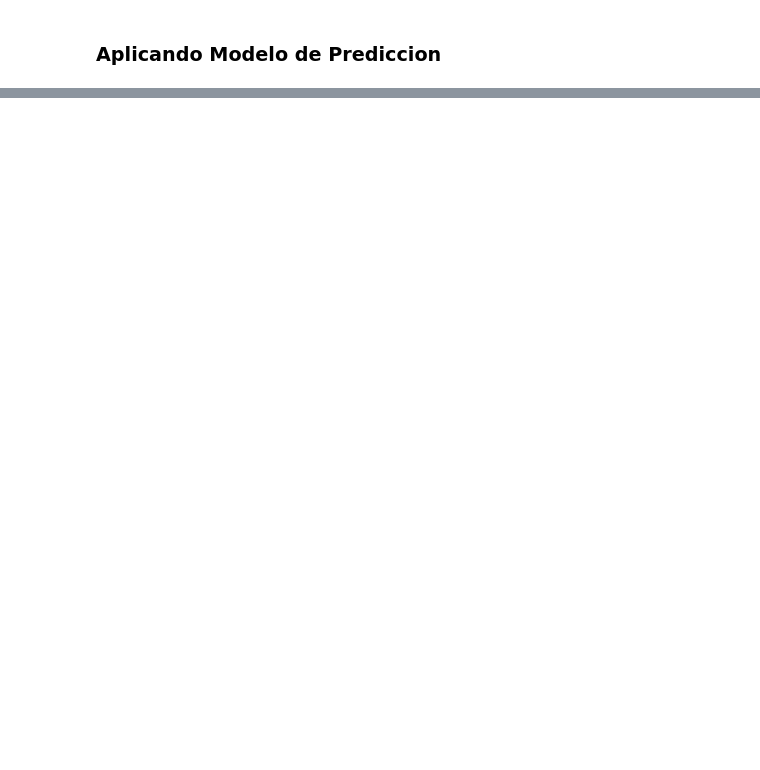
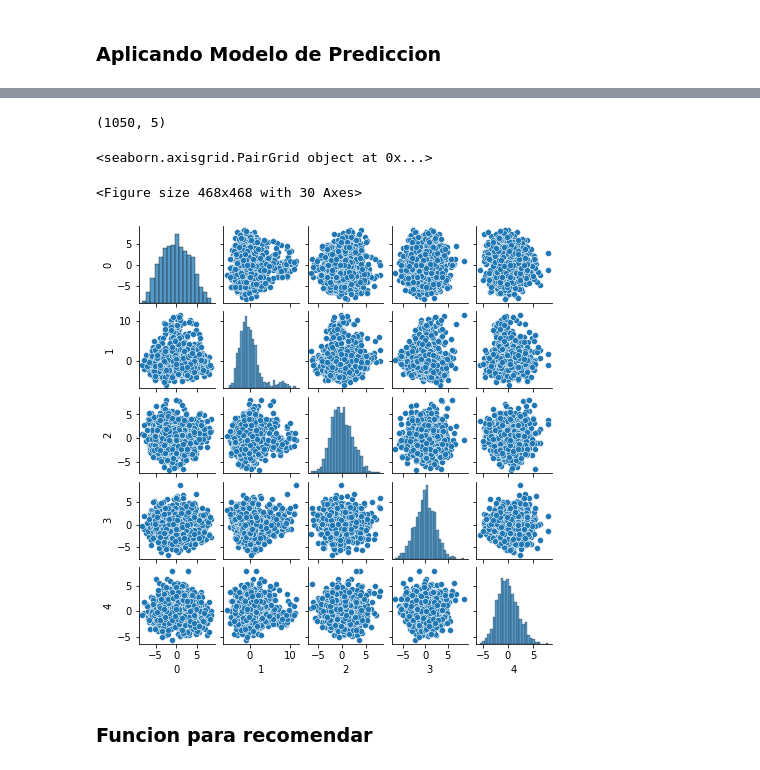
Before and after one commit to Eva02Daruma/presentacion-de-IA, a Jupyter notebook: main.ipynb, the cells around one changed output, grey strips where cells are left out. Saved outputs shown, nothing was run; the diff lists cells and outputs as text; code cells hidden in the pictures; blank space fills up the shorter version.

```diff
--- a/main.ipynb
+++ b/main.ipynb
@@ -617,0 +636,5 @@ model = tree.DecisionTreeClassifier()
+# %%
+#este codigo arregla el problema de encontrar un float en las descripciones
+mask = titulos['description'].str.len() >=1
+titulos= titulos.loc[mask]
+titulos['description'] = titulos['description'].astype('str')
@@ -617,0 +657,6 @@ model = tree.DecisionTreeClassifier()
+# %%
+X = np.array(titulos.description)
+# %%
+text_data = X
+model = SentenceTransformer('distilbert-base-nli-mean-tokens')
+embeddings = model.encode(text_data, show_progress_bar=True)
@@ -617,0 +665,6 @@ model = tree.DecisionTreeClassifier()
+# %%
+X = np.array(embeddings)
+pca = PCA(n_components=5)
+pca.fit(X)
+pca_data = pd.DataFrame(pca.transform(X))
+pca_data.head()
@@ -617,0 +678,12 @@ model = tree.DecisionTreeClassifier()
+# %%
+pca_data.shape
+# %% [output]
+(1050, 5)
+# %%
+sns.pairplot(pca_data  ,height=1.3)
+# %% [output]
+<seaborn.axisgrid.PairGrid object at 0x...>
+<Figure size 468x468 with 30 Axes>
+[figure, added]
+# %% [markdown]
+### Funcion para recomendar
```
Also changed, not shown: parts of 24 cells of this notebook.
